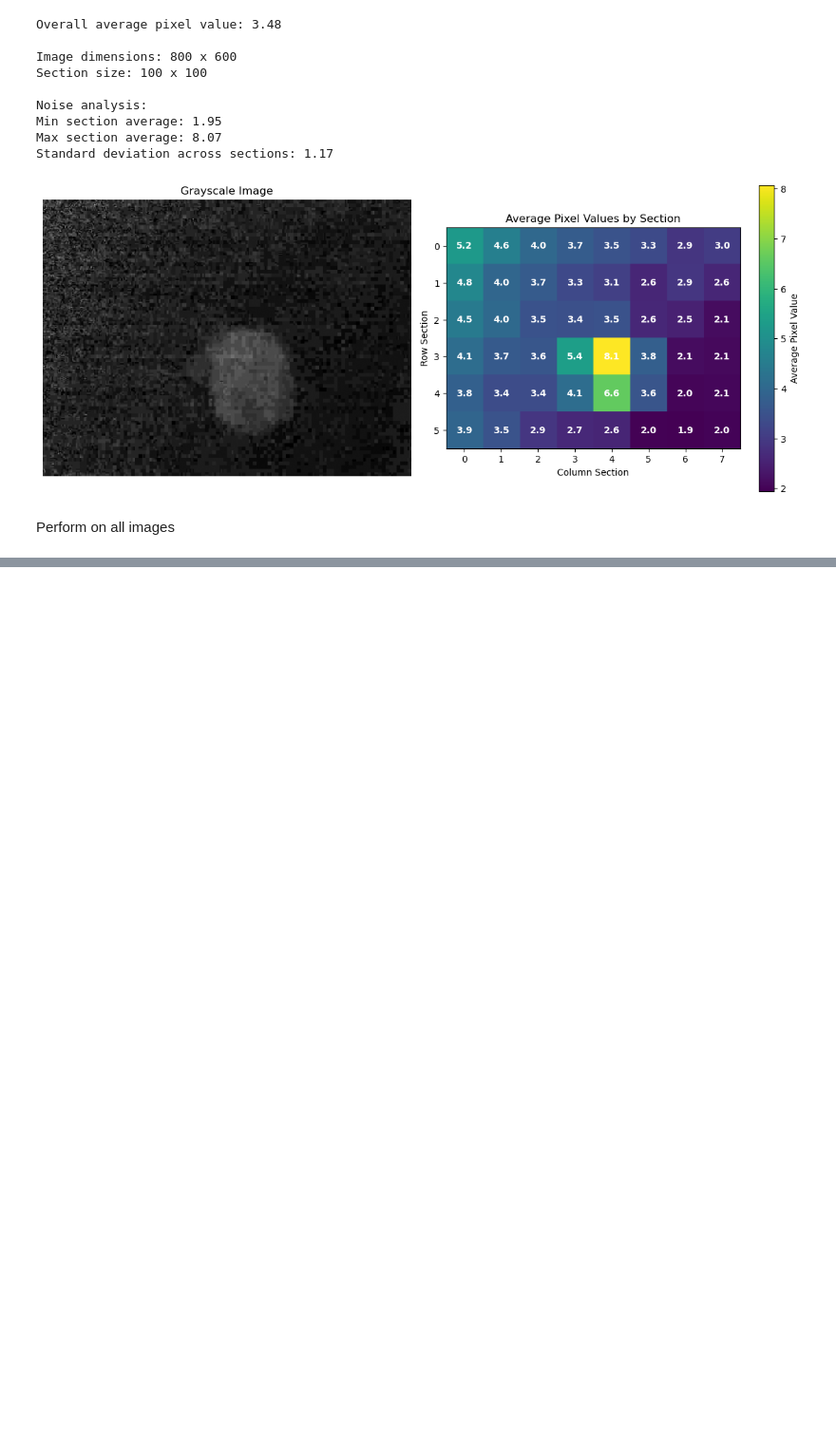
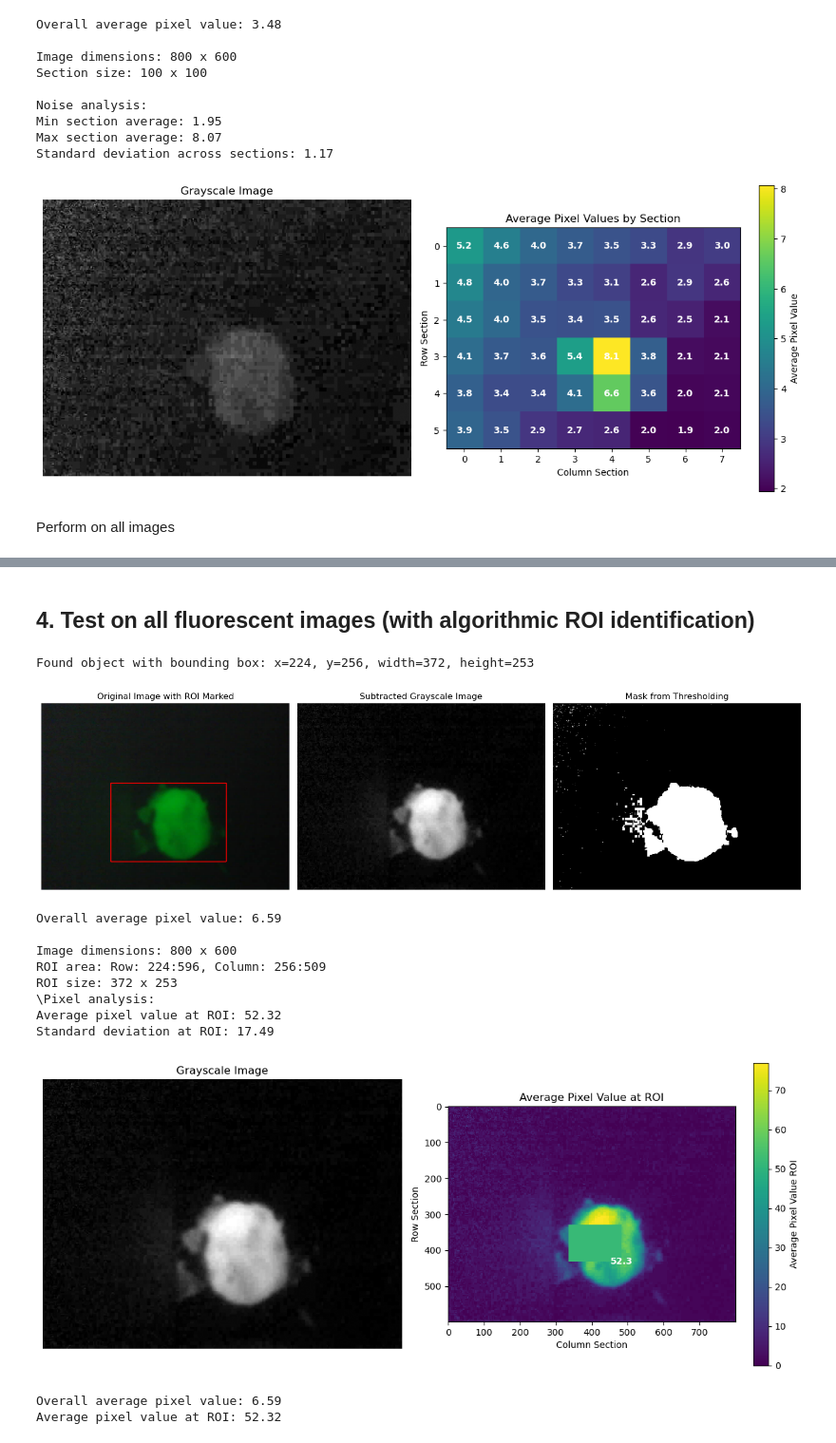
Before and after one commit to arkandzprogaming/ptype-sybr-detection, a Jupyter notebook: main.ipynb, the cells around one changed output, grey strips where cells are left out. Shown at 95% size. Cells and saved outputs as stored; diff of their text form; code cells hidden in the pictures; blank space fills up the shorter version.

```diff
--- a/main.ipynb
+++ b/main.ipynb
@@ -351,3 +416,28 @@ Standard Deviation: 14.63
 Min: 8.06
 Max: 64.05
 Range: 55.99
+# %% [markdown]
+## 4. Test on all fluorescent images (with algorithmic ROI identification)
+# %%
+fluo1 = cv.imread('from-esp/image_0001.jpg')
+fluo1g = cv.cvtColor(fluo1, cv.COLOR_BGR2GRAY)
+suback_fluog1 = subtract_background(fluo1g, background_model)
+
+x, y, w, h = get_roi(fluo1, suback_fluog1, therhold_value=8, verbose=True)
+overall_avg, average_at_roi = pixel_roi_analysis(suback_fluog1, x, y, w, h, subset=0.4)
+print(f"Overall average pixel value: {overall_avg:.2f}")
+print(f"Average pixel value at ROI: {average_at_roi:.2f}")
+# %% [output]
+Found object with bounding box: x=224, y=256, width=372, height=253
+[figure, added]
+Overall average pixel value: 6.59
+
+Image dimensions: 800 x 600
+ROI area: Row: 224:596, Column: 256:509
+ROI size: 372 x 253
+\Pixel analysis:
+Average pixel value at ROI: 52.32
+Standard deviation at ROI: 17.49
+[figure, added]
+Overall average pixel value: 6.59
+Average pixel value at ROI: 52.32
```
Also changed, not shown: parts of 16 cells of this notebook, 19 other files.
